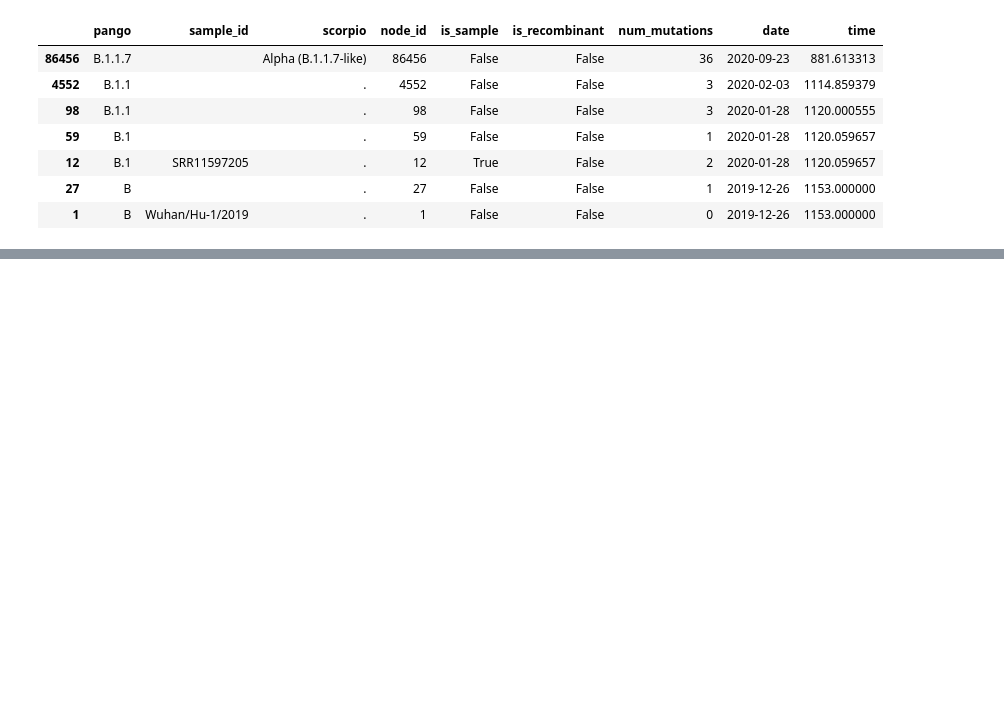
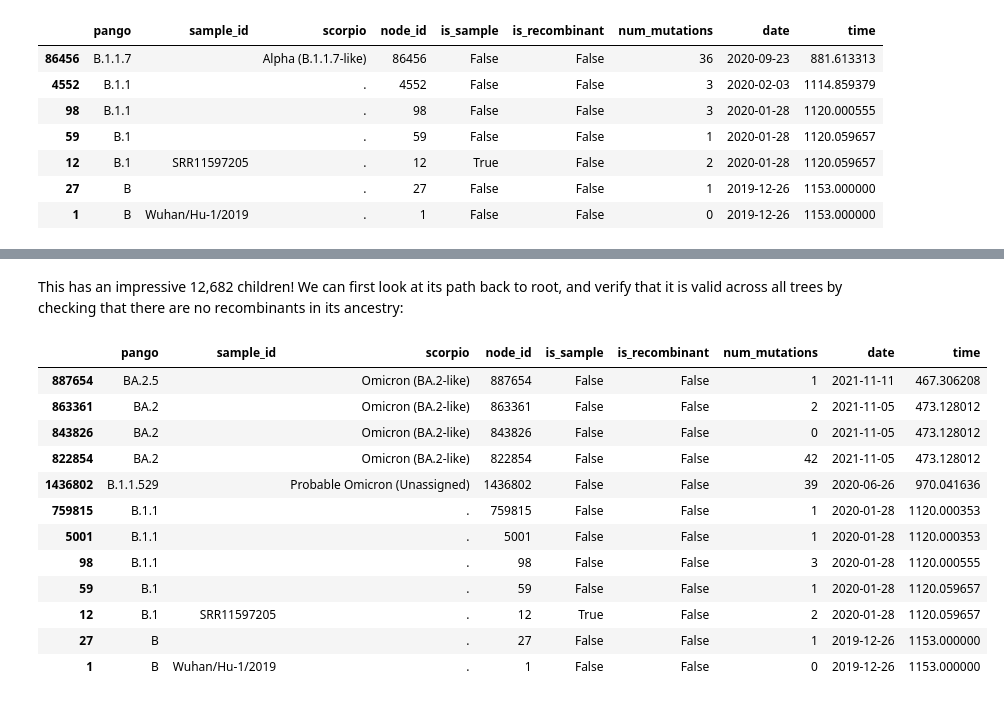
Before and after one commit to jeromekelleher/sc2ts-paper, a Jupyter notebook: notebooks/example_arg_analysis.ipynb, the cells around one changed output, grey strips where cells are left out. Cells and saved outputs as stored; diff of their text form; code cells hidden in the pictures; blank space fills up the shorter version.

```diff
--- a/notebooks/example_arg_analysis.ipynb
+++ b/notebooks/example_arg_analysis.ipynb
@@ -310,11 +312,14 @@ Using this numerical encoding of trees we can simple algorithms for traversing t
 # %%
+
+def root_path(parent_array, u):
+    path = []
+    while u != -1:
+        path.append(u)
+        u = parent_array[u]
+    return path
+
 tree = ts.first()
-u = alpha_origin["node_id"]
-path = []
-while u != -1:
-    path.append(u)
-    u = tree.parent_array[u]
-dfn.iloc[path]
+dfn.iloc[root_path(tree.parent_array, alpha_origin["node_id"])]
 # %% [output]
 |  | pango | sample_id | scorpio | node_id | is_sample | is_recombinant | num_mutations | date | time |
 | 86456 | B.1.1.7 |  | Alpha (B.1.1.7-like) | 86456 | False | False | 36 | 2020-09-23 | 881.613313 |
@@ -330,0 +354,4 @@ Structuring algorithms like this in terms of the underlying Numpy arrays allows
+# %%
+tree = ts.first()
+u = np.argmax(tree.num_children_array)
+tree.num_children_array[u]
@@ -330,0 +373,18 @@ Structuring algorithms like this in terms of the underlying Numpy arrays allows
+# %% [markdown]
+This has an impressive 12,682 children! We can first look at its path back to root, and verify that it is valid across all trees by checking that there are no recombinants in its ancestry:
+# %%
+dfn.loc[root_path(tree.parent_array, u)]
+# %% [output]
+|  | pango | sample_id | scorpio | node_id | is_sample | is_recombinant | num_mutations | date | time |
+| 887654 | BA.2.5 |  | Omicron (BA.2-like) | 887654 | False | False | 1 | 2021-11-11 | 467.306208 |
+| 863361 | BA.2 |  | Omicron (BA.2-like) | 863361 | False | False | 2 | 2021-11-05 | 473.128012 |
+| 843826 | BA.2 |  | Omicron (BA.2-like) | 843826 | False | False | 0 | 2021-11-05 | 473.128012 |
+| 822854 | BA.2 |  | Omicron (BA.2-like) | 822854 | False | False | 42 | 2021-11-05 | 473.128012 |
+| 1436802 | B.1.1.529 |  | Probable Omicron (Unassigned) | 1436802 | False | False | 39 | 2020-06-26 | 970.041636 |
+| 759815 | B.1.1 |  | . | 759815 | False | False | 1 | 2020-01-28 | 1120.000353 |
+| 5001 | B.1.1 |  | . | 5001 | False | False | 1 | 2020-01-28 | 1120.000353 |
+| 98 | B.1.1 |  | . | 98 | False | False | 3 | 2020-01-28 | 1120.000555 |
+| 59 | B.1 |  | . | 59 | False | False | 1 | 2020-01-28 | 1120.059657 |
+| 12 | B.1 | SRR11597205 | . | 12 | True | False | 2 | 2020-01-28 | 1120.059657 |
+| 27 | B |  | . | 27 | False | False | 1 | 2019-12-26 | 1153.000000 |
+| 1 | B | Wuhan/Hu-1/2019 | . | 1 | False | False | 0 | 2019-12-26 | 1153.000000 |
```
Also changed, not shown: parts of 21 cells of this notebook.
